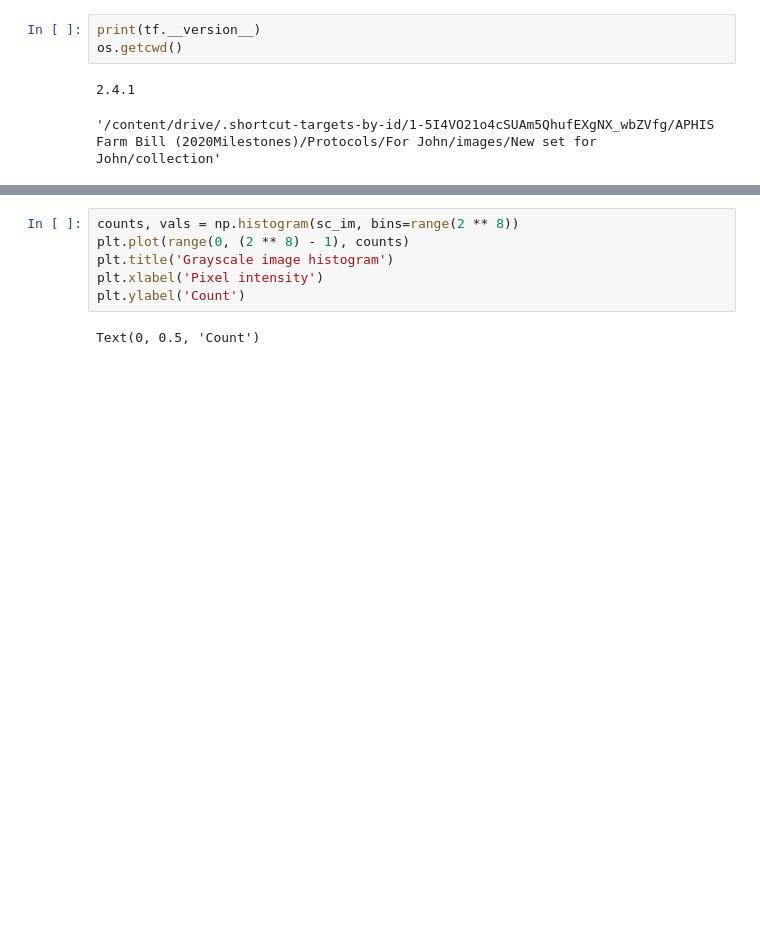
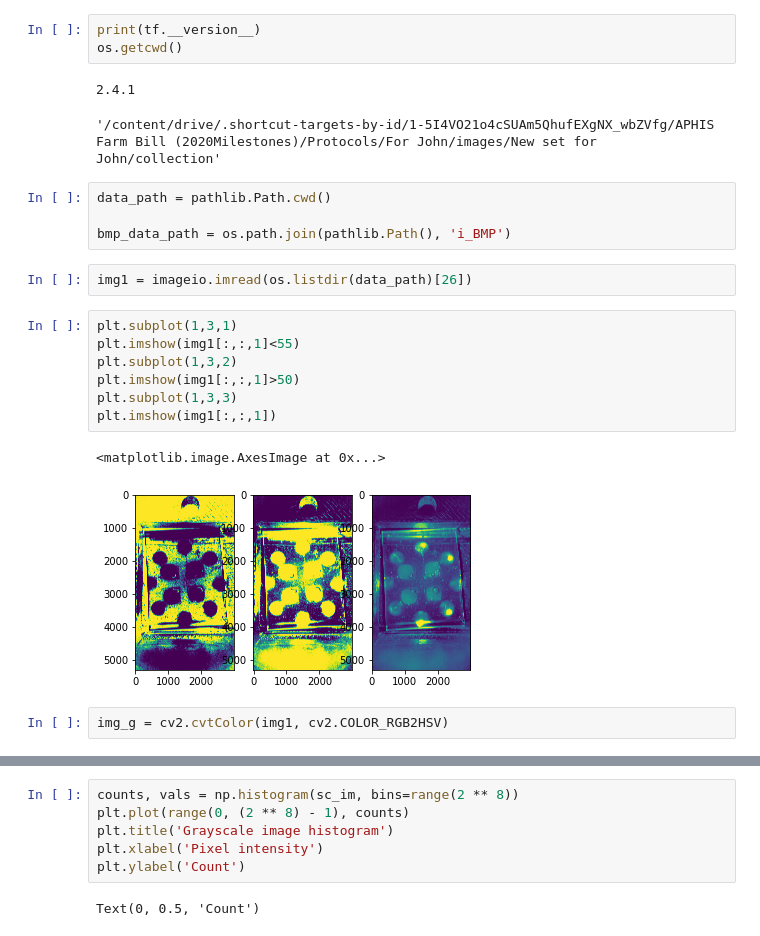
Before and after one commit to ncsu-landscape-dynamics/LAMP_assay_automation, a Jupyter notebook: hybridPyTorchImSeg.ipynb, the cells around one changed output, grey strips where cells are left out. Saved outputs shown, nothing was run; the diff lists cells and outputs as text; blank space fills up the shorter version.

```diff
--- a/hybridPyTorchImSeg.ipynb
+++ b/hybridPyTorchImSeg.ipynb
@@ -48,3 +46,21 @@ os.getcwd()
 # %% [output]
 2.4.1
 '/content/drive/.shortcut-targets-by-id/1-5I4VO21o4cSUAm5QhufEXgNX_wbZVfg/APHIS Farm Bill (2020Milestones)/Protocols/For John/images/New set for John/collection'
+# %%
+data_path = pathlib.Path.cwd()
+
+bmp_data_path = os.path.join(pathlib.Path(), 'i_BMP')
+# %%
+img1 = imageio.imread(os.listdir(data_path)[26])
+# %%
+plt.subplot(1,3,1)
+plt.imshow(img1[:,:,1]<55)
+plt.subplot(1,3,2)
+plt.imshow(img1[:,:,1]>50)
+plt.subplot(1,3,3)
+plt.imshow(img1[:,:,1])
+# %% [output]
+<matplotlib.image.AxesImage at 0x...>
+[figure, added]
+# %%
+img_g = cv2.cvtColor(img1, cv2.COLOR_RGB2HSV)
```
Also changed, not shown: parts of 17 cells of this notebook.
